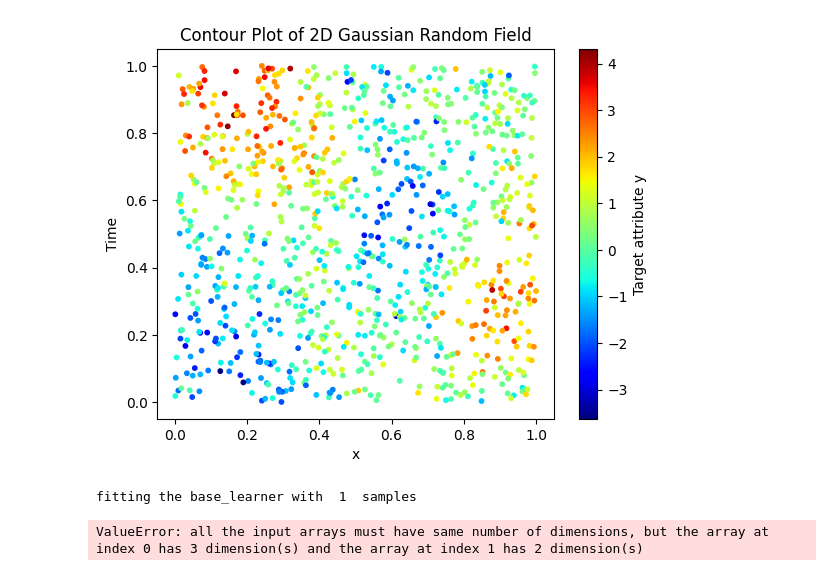
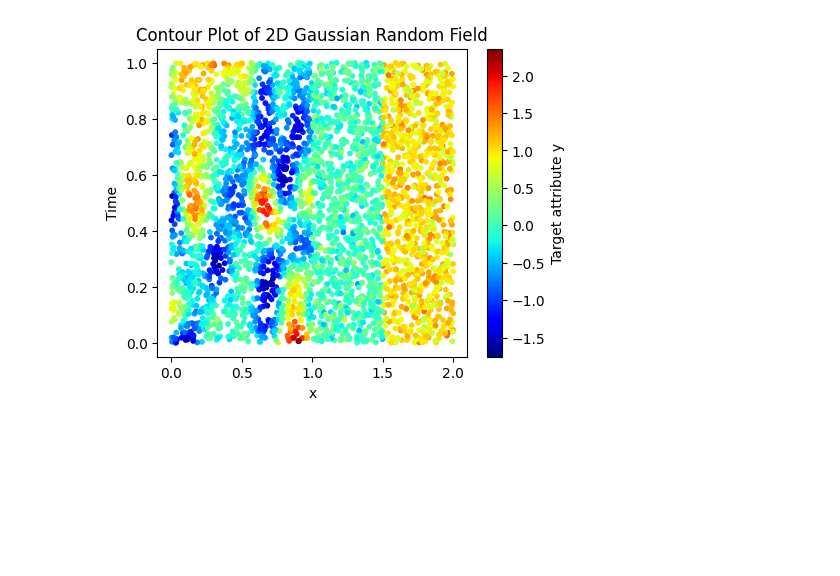
Before and after one commit to hossein-haeri/msmsa, a Jupyter notebook: dth_run.ipynb, the cells around one changed output. Cells and saved outputs as stored; diff of their text form; code cells hidden in the pictures; blank space fills up the shorter version.

```diff
--- a/dth_run.ipynb
+++ b/dth_run.ipynb
@@ -7,6 +7,7 @@ import pandas as pd
 import pickle
 import matplotlib.pyplot as plt
 from IPython.display import clear_output
+import IPython
 # %matplotlib qt
 import seaborn as sns
 
@@ -18,7 +19,7 @@ from dth import DTH
 import neural_net_base_learner
 # import wandb
 import os
-from utility.logger import Logger, Plotter
+from utility.utilities import Logger, Plotter
 from utility.sample import Sample
 
 
@@ -32,50 +33,77 @@ def generate_2d_gaussian_random_field(num_points, scale):
 
     # Define the covariance function
     covariance_func = np.exp(-d**2 / (2 * scale**2))
 
     # Generate the random field
     mean = np.zeros(num_points)
     y = np.random.multivariate_normal(mean, covariance_func)
-    # y = np.random.normal(0, 1, num_points)
-
-    # add noise
-    y = y + np.random.normal(0, .8, num_points)
-
+    y = y + np.random.normal(0, .1, num_points)
     return x, t, y
 
+def generate_2_class_field(num_points):
+    # Sample x and y randomly
+    x = np.random.uniform(1, 2, num_points)
+    t = np.random.uniform(0, 1, num_points)
+
+    # Generate the random field
+    y = np.zeros(num_points)
+    for i in range(num_points):
+        if x[i] > 1.5:
+        # if x[i]+t[i] > 1:
+            y[i] = 1
+    y = y + np.random.normal(0, .2, num_points)
+    return x, t, y
+
+
+
 # Parameters
-num_points = 1000  # Number of points to sample
-scale = 0.2  # Scale of the correlation
+num_points = 2000  # Number of points to sample
+scale = 0.1  # Scale of the correlation
 
 # Generate field
-x, t, y = generate_2d_gaussian_random_field(num_points, scale)
+x1, t1, y1 = generate_2d_gaussian_random_field(num_points, scale)
+x2, t2, y2 = generate_2_class_field(int(num_points/1))
+
+# combine the data into one dataset
+x = np.concatenate((x1, x2))
+t = np.concatenate((t1, t2))
+y = np.concatenate((y1, y2))
 
 num_samples = len(x)
 # Make a stream of samples
 stream = []
 for i in range(num_samples):
     stream.append((x[i], y[i], t[i], None))
 # sort samples in the stream by time
 stream.sort(key=lambda sample: sample[2])
 
-
+%matplotlib inline
 # Create a contour plot
+plt.figure(figsize=(5, 4))
 # plt.tricontourf(x, t, y, levels=20, cmap='viridis')
 # plt.colorbar(label='Target attribute y')
-plt.scatter(x, t, c=y, s=10, cmap='jet')
+vmin = min(y)
+vmax = max(y)
+plt.scatter(x, t, c=y, s=10, cmap='jet',vmin=vmin, vmax=vmax)
 plt.colorbar(label='Target attribute y')
 plt.title('Contour Plot of 2D Gaussian Random Field')
 plt.xlabel('x')
 plt.ylabel('Time')
 plt.show()
 # %% [output]
-[figure, old version]
+[figure, new version]
 # %%
-dth = DTH(epsilon=.2,
-           num_sub_learners=3,
-             min_new_samples_for_base_learner_update=1,
+%matplotlib qt
+
+
+dth = DTH(epsilon=5,
+           num_sub_learners=10,
+             min_new_samples_for_base_learner_update=10,
                min_new_samples_for_pruining=5,
-               multi_threading_sub_learners=False)
+               multi_threading_sub_learners=True,
+               pruning_disabled=False,
+               num_pruning_threads=1,
+               max_elimination=10)
 y_pred = []
 stream = np.array(stream)
 samples_in_memory = []
@@ -84,6 +112,16 @@ for i, (X, y, t, y_pred) in enumerate(tqdm(stream)):
     dth.add_sample([X], y, t)
     dth.update_online_model()
     samples_in_memory.append(len(dth.memory))
+
+
+    memory_X = [sample[0] for sample in dth.memory]
+    memory_t = [sample[2] for sample in dth.memory]
+    memory_y = [sample[1] for sample in dth.memory]
+
+    plt.cla()
+    # draw hline at t
+    plt.axhline(t, color='r', linestyle='--', lw=1)
+    plt.scatter(memory_X, memory_t, c=memory_y, s=10, cmap='jet',vmax=vmax, vmin=vmin)
+    plt.xlim(0, 2)
+    plt.ylim(0, 1)
+    plt.pause(0.0000001)
-# %% [output]
-fitting the base_learner with  1  samples
-ValueError: all the input arrays must have same number of dimensions, but the array at index 0 has 3 dimension(s) and the array at index 1 has 2 dimension(s)
```
Also changed, not shown: parts of 3 cells of this notebook, 5 other files.
